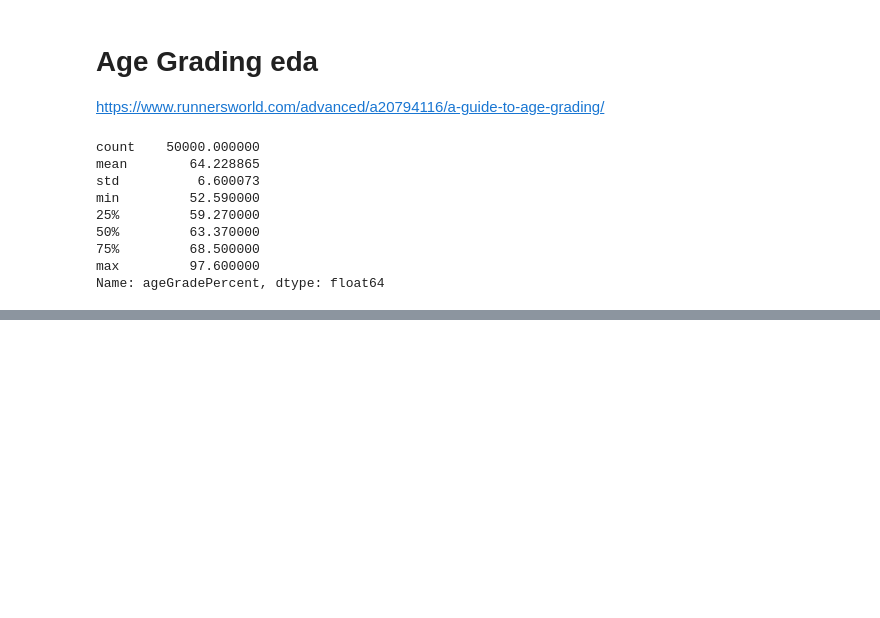
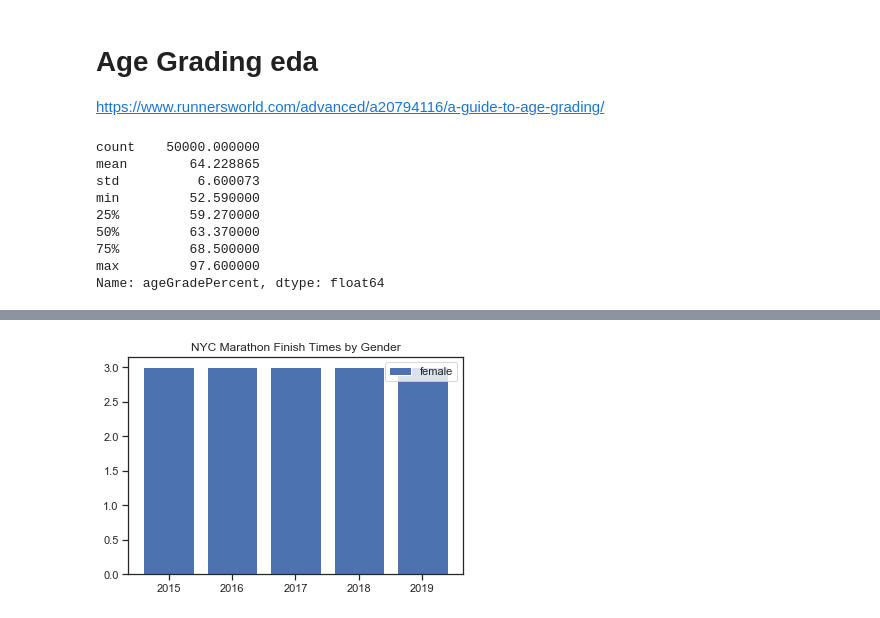
Before and after one commit to nmuldowney/nyc-marathon-capstone, a Jupyter notebook: notebooks/all_marathons_eda.ipynb, the cells around one changed output, grey strips where cells are left out. Cells and saved outputs as stored; diff of their text form; code cells hidden in the pictures; blank space fills up the shorter version.

```diff
--- a/notebooks/all_marathons_eda.ipynb
+++ b/notebooks/all_marathons_eda.ipynb
@@ -178,0 +205,5 @@ Name: ageGradePercent, dtype: float64
+# %%
+#nyc_races['pace'].astype('int64').astype('float')
+nyc_races['pace'] = nyc_races['pace'].astype(float).astype(int)
+nyc_groupby_age_pace = nyc_races.groupby(['year','gender','age_group']).pace.mean().astype('timedelta64[ns]')
+nyc_groupby_age_pace
@@ -178,0 +232,5 @@ Name: ageGradePercent, dtype: float64
+# %%
+#convert age_group from category to string in order to group by, 'time' has to be astype('int64') before mean is called
+nyc_races['age_group'] = nyc_races['age_group'].astype(str)
+nyc_groupby_age = nyc_races.groupby(['year','gender','age_group']).time.mean().astype('timedelta64[ns]').to_frame().reset_index()#.astype(np.int64).mean()
+nyc_groupby_age
@@ -178,0 +254,10 @@ Name: ageGradePercent, dtype: float64
+# %%
+#this is not graphing time on y-axis
+x =['2015','2016','2017','2018','2019']
+y = nyc_groupby_age['time']
+labels = ['female','male']
+plt.bar(x, height=3, width=0.8, align='center', data=nyc_groupby_age)
+plt.title('NYC Marathon Finish Times by Gender')
+plt.legend(labels,loc='best');
+# %% [output]
+[figure, added]
```
Also changed, not shown: parts of 17 cells of this notebook.
